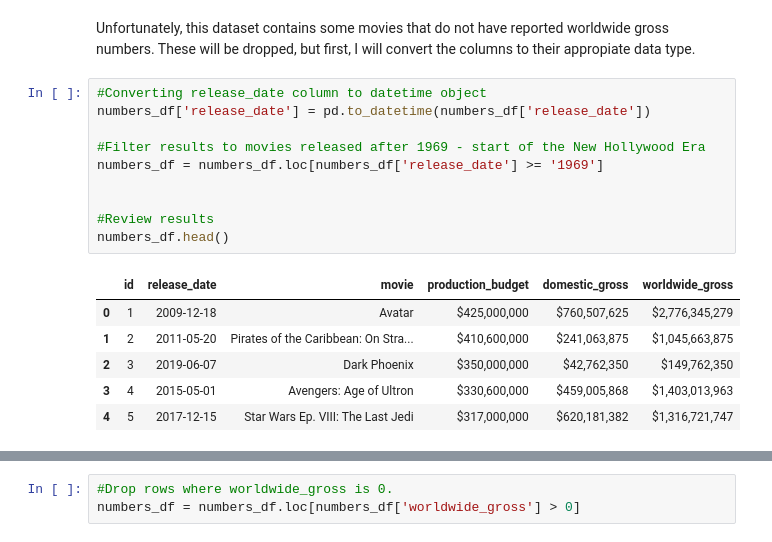
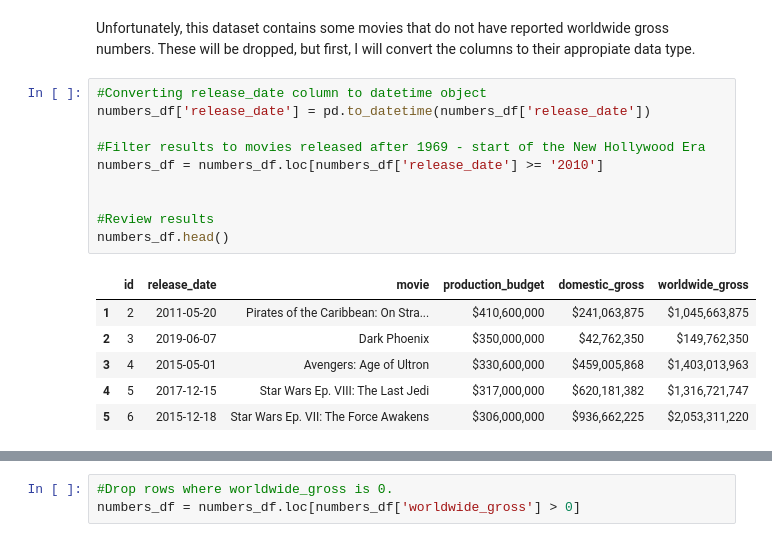
Before and after one commit to valentinav21/microsoft-movie-analysis, a Jupyter notebook: notebook.ipynb, the cells around one changed output, grey strips where cells are left out. Cells and saved outputs as stored; diff of their text form.

```diff
--- a/notebook.ipynb
+++ b/notebook.ipynb
@@ -394,20 +352,20 @@ Unfortunately, this dataset contains some movies that do not have reported world
 # %%
 #Converting release_date column to datetime object
 numbers_df['release_date'] = pd.to_datetime(numbers_df['release_date'])
 
 #Filter results to movies released after 1969 - start of the New Hollywood Era
-numbers_df = numbers_df.loc[numbers_df['release_date'] >= '1969']
+numbers_df = numbers_df.loc[numbers_df['release_date'] >= '2010']
 
 
 #Review results
 numbers_df.head()
 # %% [output]
 |  | id | release_date | movie | production_budget | domestic_gross | worldwide_gross |
-| 0 | 1 | 2009-12-18 | Avatar | $425,000,000 | $760,507,625 | $2,776,345,279 |
 | 1 | 2 | 2011-05-20 | Pirates of the Caribbean: On Stra... | $410,600,000 | $241,063,875 | $1,045,663,875 |
 | 2 | 3 | 2019-06-07 | Dark Phoenix | $350,000,000 | $42,762,350 | $149,762,350 |
 | 3 | 4 | 2015-05-01 | Avengers: Age of Ultron | $330,600,000 | $459,005,868 | $1,403,013,963 |
 | 4 | 5 | 2017-12-15 | Star Wars Ep. VIII: The Last Jedi | $317,000,000 | $620,181,382 | $1,316,721,747 |
+| 5 | 6 | 2015-12-18 | Star Wars Ep. VII: The Force Awakens | $306,000,000 | $936,662,225 | $2,053,311,220 |
 # %%
 #Convert 'production_budget', 'domestic_gross', 'worldwide_gross' to integers
 
```
Also changed, not shown: parts of 58 cells of this notebook.
